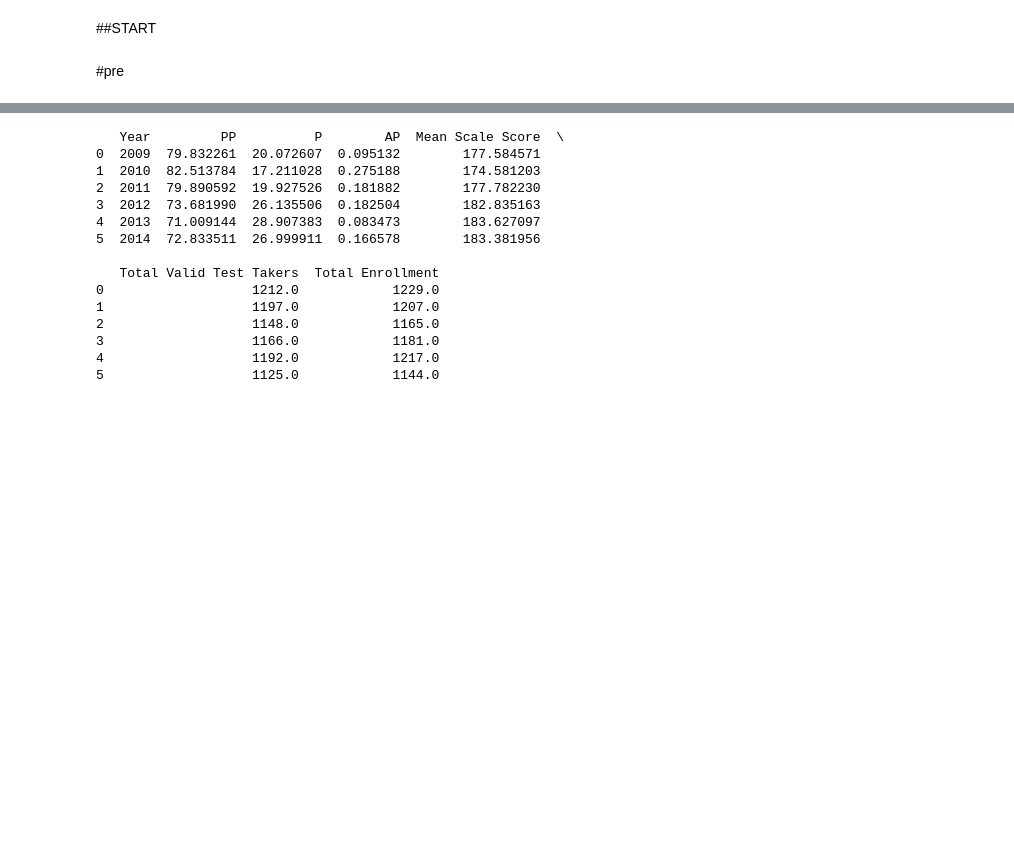
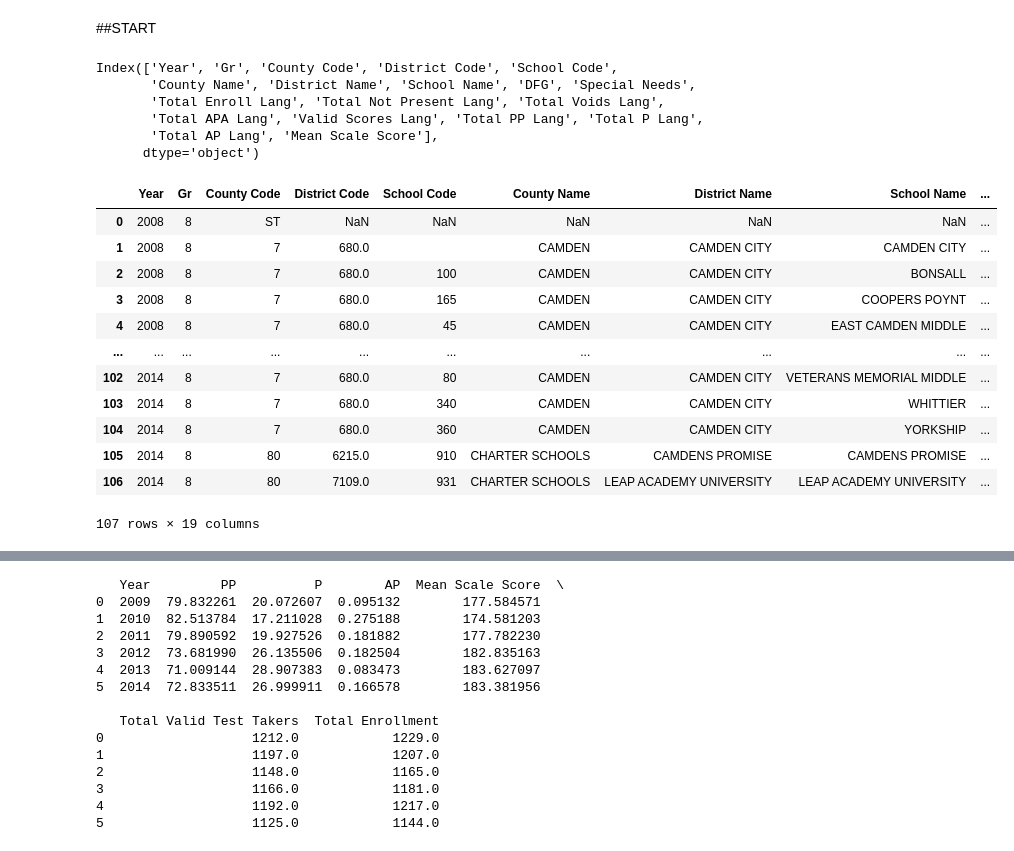
Before and after one commit to citjimm/DMDS, a Jupyter notebook: insdkjfnsdkfsk_.ipynb, the cells around one changed output, grey strips where cells are left out. Drawn from its saved outputs; the diff is of its cells as text; code cells hidden in the pictures; blank space fills up the shorter version.

```diff
--- a/insdkjfnsdkfsk_.ipynb
+++ b/insdkjfnsdkfsk_.ipynb
@@ -2,8 +2,34 @@
 <a href="https://colab.research.google.com/github/citjimm/DMDS/blob/main/insdkjfnsdkfsk_.ipynb" target="_parent"><img src="https://colab.research.google.com/assets/colab-badge.svg" alt="Open In Colab"/></a>
 # %% [markdown]
 ##START
-# %% [markdown]
-#pre
+# %%
+import pandas as pd
+preint = pd.read_excel('https://github.com/citjimm/DMDS/raw/main/grade8pre.xlsx')
+preint
+preint.columns
+# %% [output]
+Index(['Year', 'Gr', 'County Code', 'District Code', 'School Code',
+       'County Name', 'District Name', 'School Name', 'DFG', 'Special Needs',
+       'Total Enroll Lang', 'Total Not Present Lang', 'Total Voids Lang',
+       'Total APA Lang', 'Valid Scores Lang', 'Total PP Lang', 'Total P Lang',
+       'Total AP Lang', 'Mean Scale Score'],
+      dtype='object')
+# %%
+preint
+# %% [output]
+|  | Year | Gr | County Code | District Code | School Code | County Name | District Name | School Name | ... |
+| 0 | 2008 | 8 | ST | NaN | NaN | NaN | NaN | NaN | ... |
+| 1 | 2008 | 8 | 7 | 680.0 |  | CAMDEN | CAMDEN CITY | CAMDEN CITY | ... |
+| 2 | 2008 | 8 | 7 | 680.0 | 100 | CAMDEN | CAMDEN CITY | BONSALL | ... |
+| 3 | 2008 | 8 | 7 | 680.0 | 165 | CAMDEN | CAMDEN CITY | COOPERS POYNT | ... |
+| 4 | 2008 | 8 | 7 | 680.0 | 45 | CAMDEN | CAMDEN CITY | EAST CAMDEN MIDDLE | ... |
+| ... | ... | ... | ... | ... | ... | ... | ... | ... | ... |
+| 102 | 2014 | 8 | 7 | 680.0 | 80 | CAMDEN | CAMDEN CITY | VETERANS MEMORIAL MIDDLE | ... |
+| 103 | 2014 | 8 | 7 | 680.0 | 340 | CAMDEN | CAMDEN CITY | WHITTIER | ... |
+| 104 | 2014 | 8 | 7 | 680.0 | 360 | CAMDEN | CAMDEN CITY | YORKSHIP | ... |
+| 105 | 2014 | 8 | 80 | 6215.0 | 910 | CHARTER SCHOOLS | CAMDENS PROMISE | CAMDENS PROMISE | ... |
+| 106 | 2014 | 8 | 80 | 7109.0 | 931 | CHARTER SCHOOLS | LEAP ACADEMY UNIVERSITY | LEAP ACADEMY UNIVERSITY | ... |
+107 rows × 19 columns
 # %%
 import pandas as pd
 Pre_int = pd.read_excel('https://github.com/citjimm/DMDS/raw/main/pre%20intv%20data.xlsx')  # Replace with your actual file path
```
Also changed, not shown: parts of 23 cells of this notebook.
